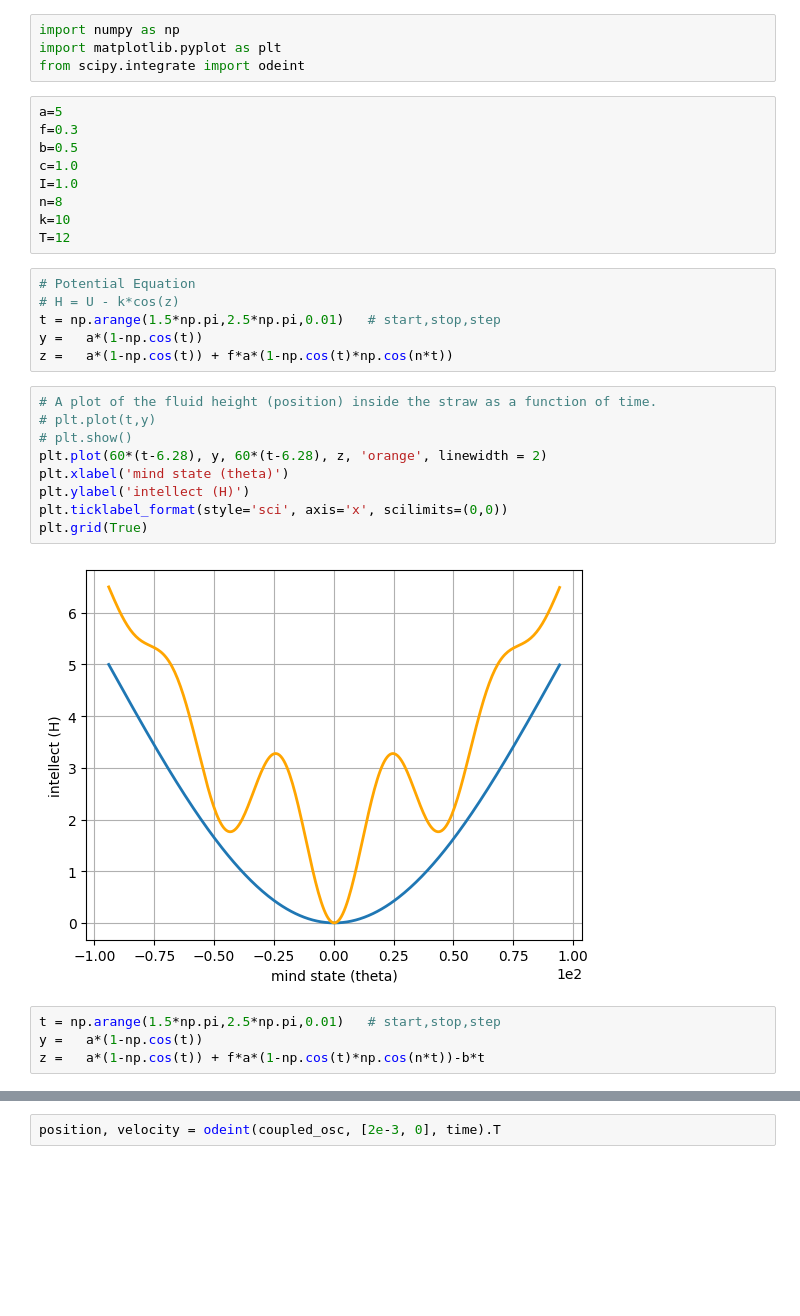
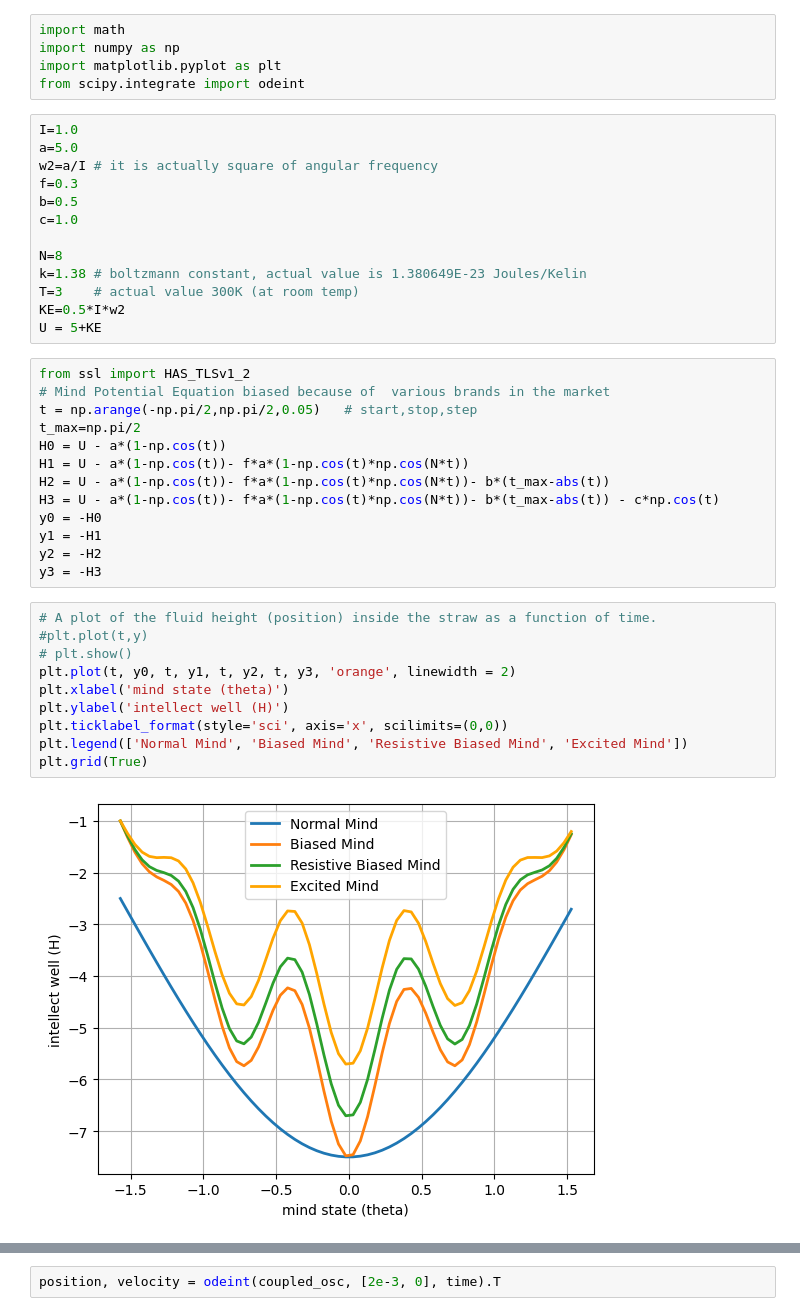
Before and after one commit to ShounakDas101/multibody, a Jupyter notebook: mind_ODE.ipynb, the cells around one changed output, grey strips where cells are left out. Cells and saved outputs as stored; diff of their text form; blank space fills up the shorter version.

```diff
--- a/mind_ODE.ipynb
+++ b/mind_ODE.ipynb
@@ -1,36 +1,45 @@
 # %% [markdown]
 <a href="https://colab.research.google.com/github/ShounakDas101/multibody/blob/main/mind_ODE.ipynb" target="_parent"><img src="https://colab.research.google.com/assets/colab-badge.svg" alt="Open In Colab"/></a>
 # %%
+import math
 import numpy as np
 import matplotlib.pyplot as plt
 from scipy.integrate import odeint
-# %%
-a=5
-f=0.3
-b=0.5
-c=1.0
-I=1.0
-n=8
-k=10
-T=12
-# %%
-# Potential Equation
-# H = U - k*cos(z)
-t = np.arange(1.5*np.pi,2.5*np.pi,0.01)   # start,stop,step
-y =   a*(1-np.cos(t))
-z =   a*(1-np.cos(t)) + f*a*(1-np.cos(t)*np.cos(n*t))
+# %%
+I=1.0
+a=5.0
+w2=a/I # it is actually square of angular frequency
+f=0.3
+b=0.5
+c=1.0
+
+N=8
+k=1.38 # boltzmann constant, actual value is 1.380649E-23 Joules/Kelin
+T=3    # actual value 300K (at room temp)
+KE=0.5*I*w2
+U = 5+KE
+# %%
+from ssl import HAS_TLSv1_2
+# Mind Potential Equation biased because of  various brands in the market
+t = np.arange(-np.pi/2,np.pi/2,0.05)   # start,stop,step
+t_max=np.pi/2
+H0 = U - a*(1-np.cos(t))
+H1 = U - a*(1-np.cos(t))- f*a*(1-np.cos(t)*np.cos(N*t))
+H2 = U - a*(1-np.cos(t))- f*a*(1-np.cos(t)*np.cos(N*t))- b*(t_max-abs(t))
+H3 = U - a*(1-np.cos(t))- f*a*(1-np.cos(t)*np.cos(N*t))- b*(t_max-abs(t)) - c*np.cos(t)
+y0 = -H0
+y1 = -H1
+y2 = -H2
+y3 = -H3
 # %%
 # A plot of the fluid height (position) inside the straw as a function of time.
-# plt.plot(t,y)
+#plt.plot(t,y)
 # plt.show()
-plt.plot(60*(t-6.28), y, 60*(t-6.28), z, 'orange', linewidth = 2)
+plt.plot(t, y0, t, y1, t, y2, t, y3, 'orange', linewidth = 2)
 plt.xlabel('mind state (theta)')
-plt.ylabel('intellect (H)')
+plt.ylabel('intellect well (H)')
 plt.ticklabel_format(style='sci', axis='x', scilimits=(0,0))
+plt.legend(['Normal Mind', 'Biased Mind', 'Resistive Biased Mind', 'Excited Mind'])
 plt.grid(True)
 # %% [output]
-[figure, old version]
+[figure, new version]
-# %%
-t = np.arange(1.5*np.pi,2.5*np.pi,0.01)   # start,stop,step
-y =   a*(1-np.cos(t))
-z =   a*(1-np.cos(t)) + f*a*(1-np.cos(t)*np.cos(n*t))-b*t
```
Also changed, not shown: parts of 13 cells of this notebook.
